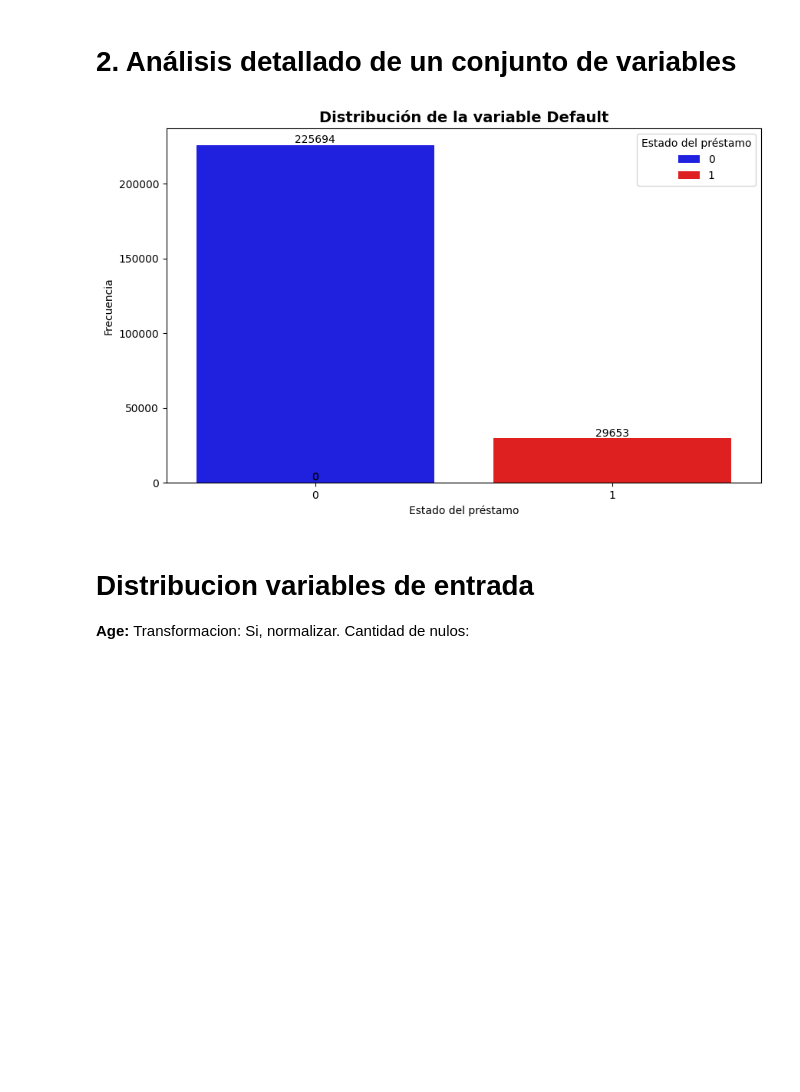
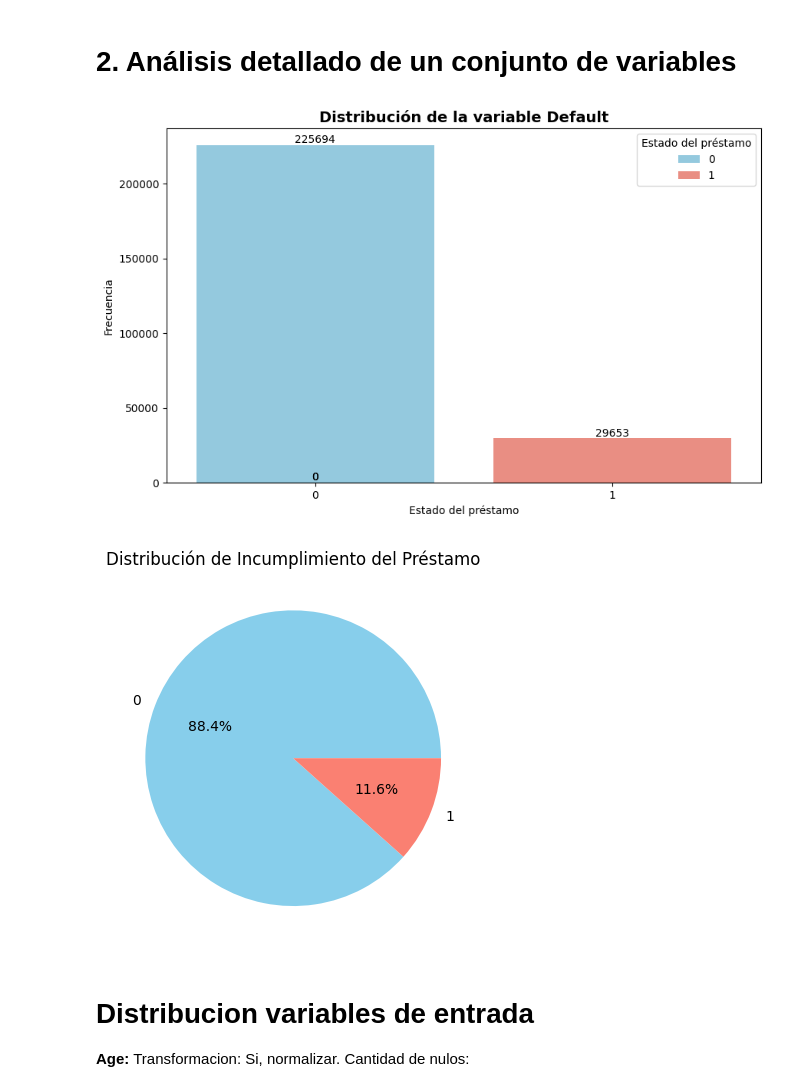
Before and after one commit to juancarignano/tp1_ML, a Jupyter notebook: tp1_ML.ipynb, the cells around one changed output. Drawn from its saved outputs; the diff is of its cells as text; code cells hidden in the pictures; blank space fills up the shorter version.

```diff
--- a/tp1_ML.ipynb
+++ b/tp1_ML.ipynb
@@ -60,29 +61,36 @@ Dataset already exists
 # %%
 import pandas as pd
 import seaborn as sns
 import matplotlib.pyplot as plt
 
 df = pd.read_csv(dataset_path)
 default_counts = df['Default'].value_counts()
 
 data = pd.DataFrame({
     'Estado del préstamo': default_counts.index,
     'Frecuencia': default_counts.values
 })
 
-color_palette = {0: 'blue', 1: 'red'}
+color_palette = {0: 'skyblue', 1: 'salmon'}
 plt.figure(figsize=(10, 6))
 
 ax = sns.barplot(x='Estado del préstamo', y='Frecuencia', data=data, palette=color_palette, hue='Estado del préstamo', errorbar=None)
 
 for p in ax.patches:
     height = p.get_height()
     ax.annotate(f'{height:.0f}', (p.get_x() + p.get_width() / 2., height), ha='center', va='center', fontsize=10, color='black', xytext=(0, 5), textcoords='offset points')
 
 plt.title('Distribución de la variable Default', fontsize=14, weight='bold')
 plt.show()
+
+# Gráfico de pastel
+default_counts.plot(kind='pie', autopct='%1.1f%%', colors=['skyblue', 'salmon'])
+plt.title('Distribución de Incumplimiento del Préstamo')
+plt.ylabel('')
+plt.show()
 # %% [output]
-[figure, old version]
+[figure, new version]
+[figure, added]
 # %% [markdown]
 # Distribucion variables de entrada
 **Age:**
```
Also changed, not shown: parts of 17 cells of this notebook.
